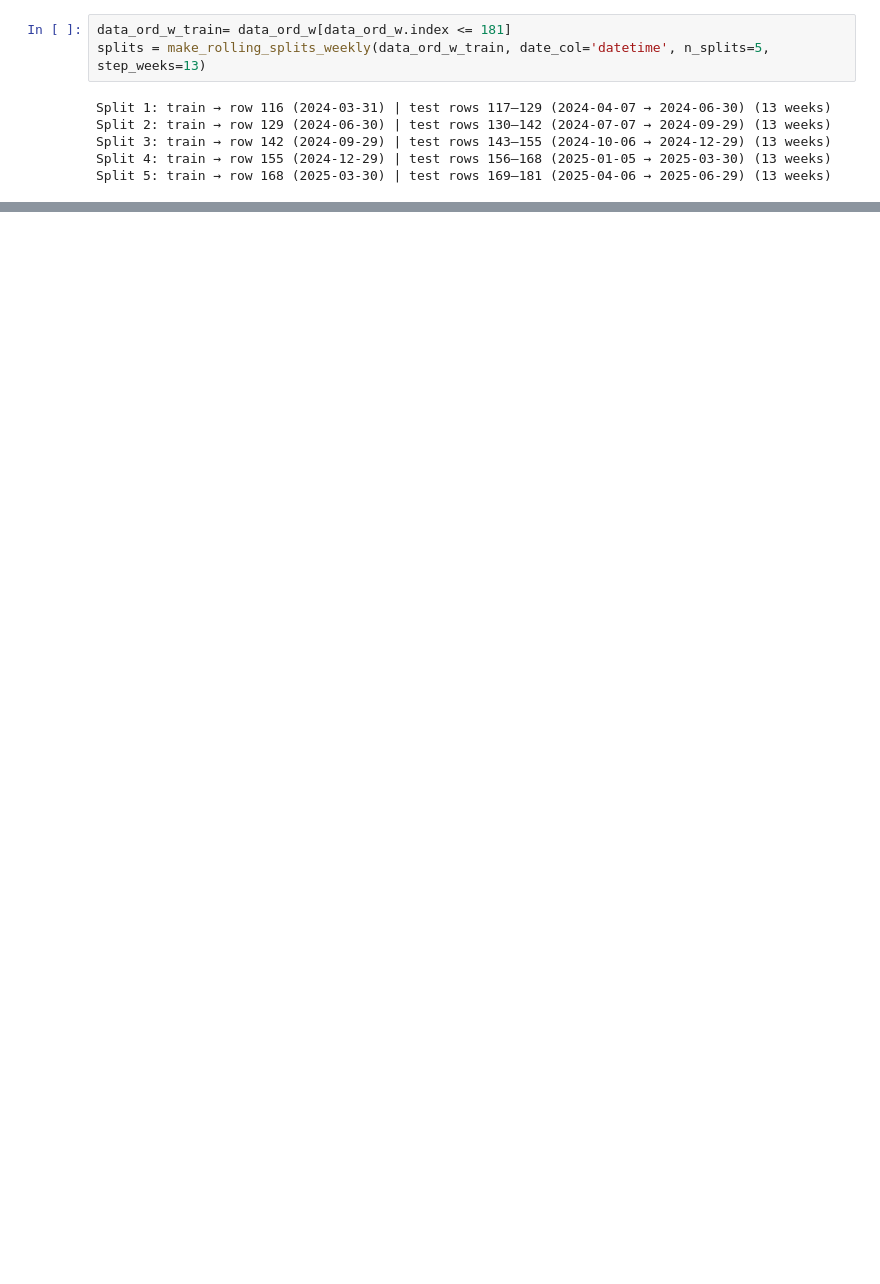
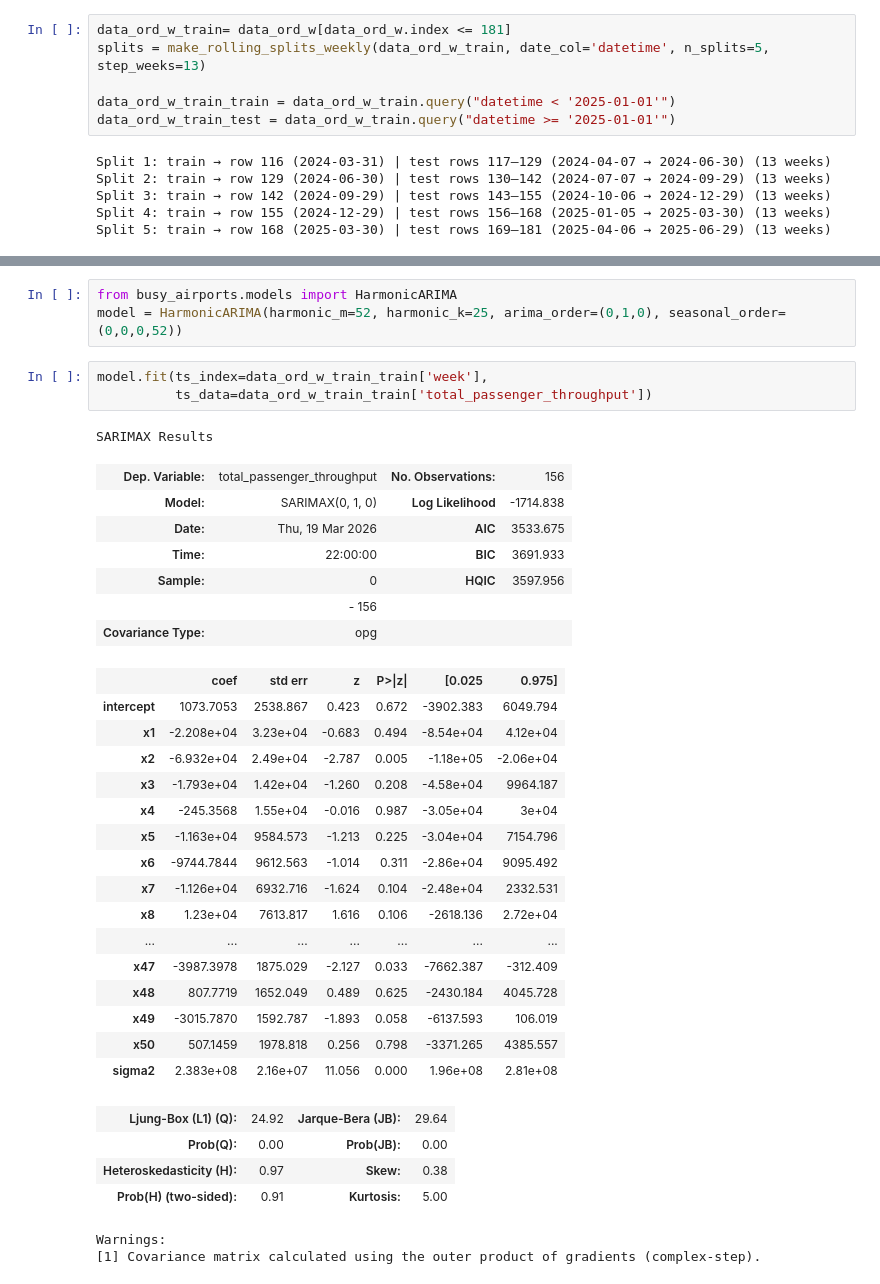
Before and after one commit to Erdos-Projects/spring-2026-busy-airports, a Jupyter notebook: notebooks/harmonic_regression_weekly.ipynb, the cells around one changed output, grey strips where cells are left out. Drawn from its saved outputs; the diff is of its cells as text; blank space fills up the shorter version.

```diff
--- a/notebooks/harmonic_regression_weekly.ipynb
+++ b/notebooks/harmonic_regression_weekly.ipynb
@@ -60,6 +38,9 @@ We want to run STL decomposition on this data. We will make time-series splits f
 # %%
 data_ord_w_train= data_ord_w[data_ord_w.index <= 181]
 splits = make_rolling_splits_weekly(data_ord_w_train, date_col='datetime', n_splits=5, step_weeks=13)
+
+data_ord_w_train_train = data_ord_w_train.query("datetime < '2025-01-01'")
+data_ord_w_train_test = data_ord_w_train.query("datetime >= '2025-01-01'")
 # %% [output]
 Split 1: train → row 116 (2024-03-31) | test rows 117–129 (2024-04-07 → 2024-06-30) (13 weeks)
 Split 2: train → row 129 (2024-06-30) | test rows 130–142 (2024-07-07 → 2024-09-29) (13 weeks)
@@ -393,0 +297,37 @@ nswd_year   8.978650e+08  0.041210   27780.543159
+# %%
+from busy_airports.models import HarmonicARIMA
+model = HarmonicARIMA(harmonic_m=52, harmonic_k=25, arima_order=(0,1,0), seasonal_order=(0,0,0,52))
+# %%
+model.fit(ts_index=data_ord_w_train_train['week'],
+          ts_data=data_ord_w_train_train['total_passenger_throughput'])
+# %% [output]
+SARIMAX Results
+| Dep. Variable: | total_passenger_throughput | No. Observations: | 156 |
+| Model: | SARIMAX(0, 1, 0) | Log Likelihood | -1714.838 |
+| Date: | Thu, 19 Mar 2026 | AIC | 3533.675 |
+| Time: | 22:00:00 | BIC | 3691.933 |
+| Sample: | 0 | HQIC | 3597.956 |
+|  | - 156 |  |  |
+| Covariance Type: | opg |  |  |
+|  | coef | std err | z | P>|z| | [0.025 | 0.975] |
+| intercept | 1073.7053 | 2538.867 | 0.423 | 0.672 | -3902.383 | 6049.794 |
+| x1 | -2.208e+04 | 3.23e+04 | -0.683 | 0.494 | -8.54e+04 | 4.12e+04 |
+| x2 | -6.932e+04 | 2.49e+04 | -2.787 | 0.005 | -1.18e+05 | -2.06e+04 |
+| x3 | -1.793e+04 | 1.42e+04 | -1.260 | 0.208 | -4.58e+04 | 9964.187 |
+| x4 | -245.3568 | 1.55e+04 | -0.016 | 0.987 | -3.05e+04 | 3e+04 |
+| x5 | -1.163e+04 | 9584.573 | -1.213 | 0.225 | -3.04e+04 | 7154.796 |
+| x6 | -9744.7844 | 9612.563 | -1.014 | 0.311 | -2.86e+04 | 9095.492 |
+| x7 | -1.126e+04 | 6932.716 | -1.624 | 0.104 | -2.48e+04 | 2332.531 |
+| x8 | 1.23e+04 | 7613.817 | 1.616 | 0.106 | -2618.136 | 2.72e+04 |
+| ... | ... | ... | ... | ... | ... | ... |
+| x47 | -3987.3978 | 1875.029 | -2.127 | 0.033 | -7662.387 | -312.409 |
+| x48 | 807.7719 | 1652.049 | 0.489 | 0.625 | -2430.184 | 4045.728 |
+| x49 | -3015.7870 | 1592.787 | -1.893 | 0.058 | -6137.593 | 106.019 |
+| x50 | 507.1459 | 1978.818 | 0.256 | 0.798 | -3371.265 | 4385.557 |
+| sigma2 | 2.383e+08 | 2.16e+07 | 11.056 | 0.000 | 1.96e+08 | 2.81e+08 |
+| Ljung-Box (L1) (Q): | 24.92 | Jarque-Bera (JB): | 29.64 |
+| Prob(Q): | 0.00 | Prob(JB): | 0.00 |
+| Heteroskedasticity (H): | 0.97 | Skew: | 0.38 |
+| Prob(H) (two-sided): | 0.91 | Kurtosis: | 5.00 |
+Warnings:
+[1] Covariance matrix calculated using the outer product of gradients (complex-step).
```
Also changed, not shown: parts of 23 cells of this notebook.
